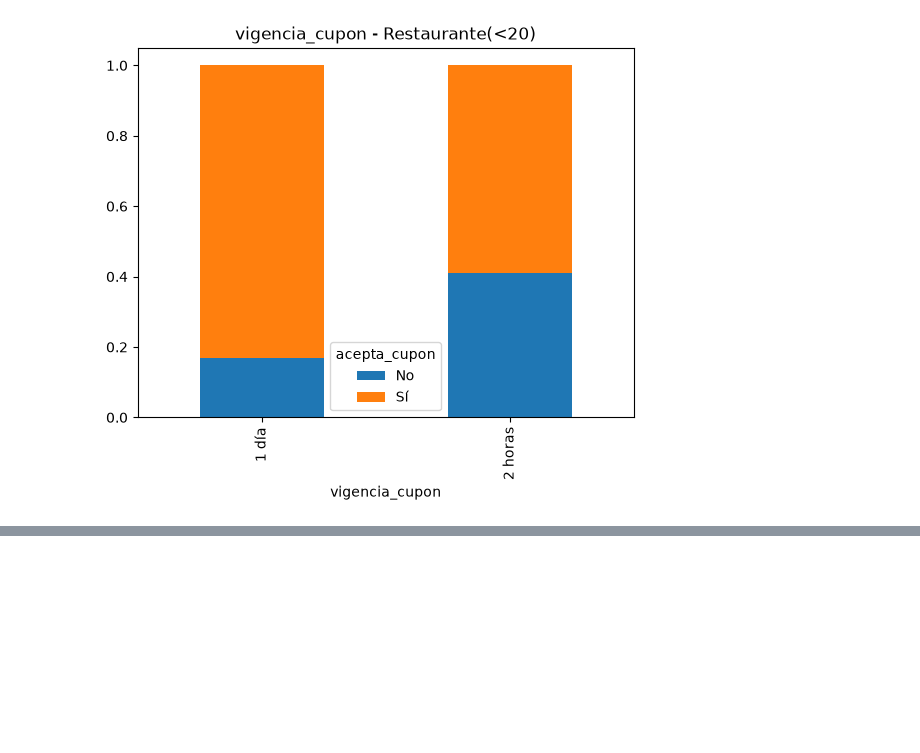
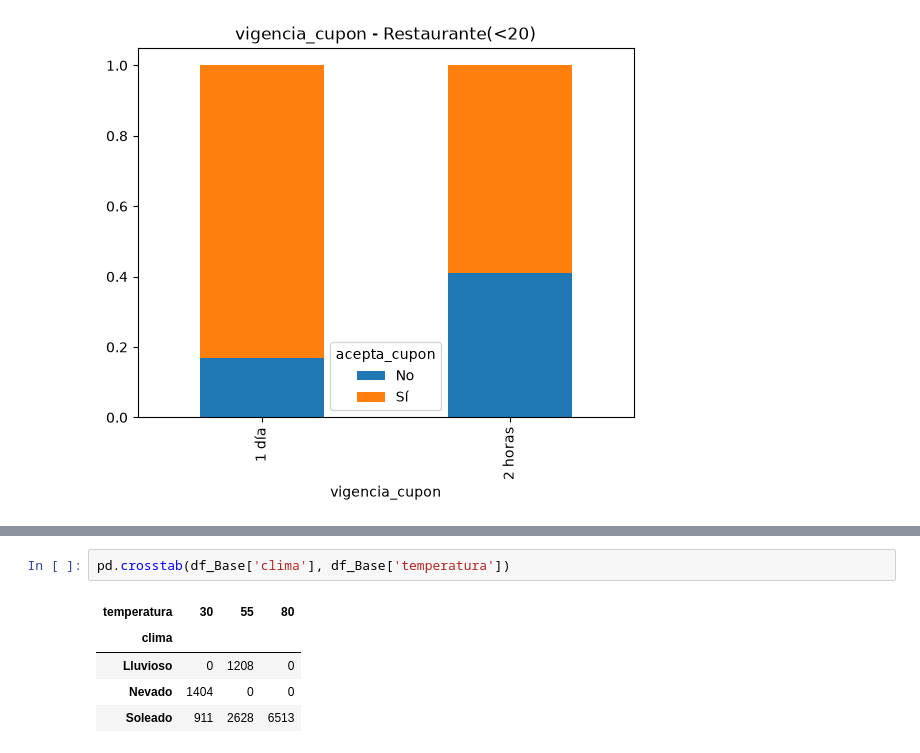
Before and after one commit to samuelmolinal/Lab3-ML, a Jupyter notebook: Laboratorio 3 - Clasificación.ipynb, the cells around one changed output, grey strips where cells are left out. Saved outputs shown, nothing was run; the diff lists cells and outputs as text; blank space fills up the shorter version.

```diff
--- a/Laboratorio 3 - Clasificación.ipynb
+++ b/Laboratorio 3 - Clasificación.ipynb
@@ -258,0 +400,8 @@ plt.show()
+# %%
+pd.crosstab(df_Base['clima'], df_Base['temperatura'])
+# %% [output]
+| temperatura | 30 | 55 | 80 |
+| clima |  |  |  |
+| Lluvioso | 0 | 1208 | 0 |
+| Nevado | 1404 | 0 | 0 |
+| Soleado | 911 | 2628 | 6513 |
```
Also changed, not shown: parts of 30 cells of this notebook.
